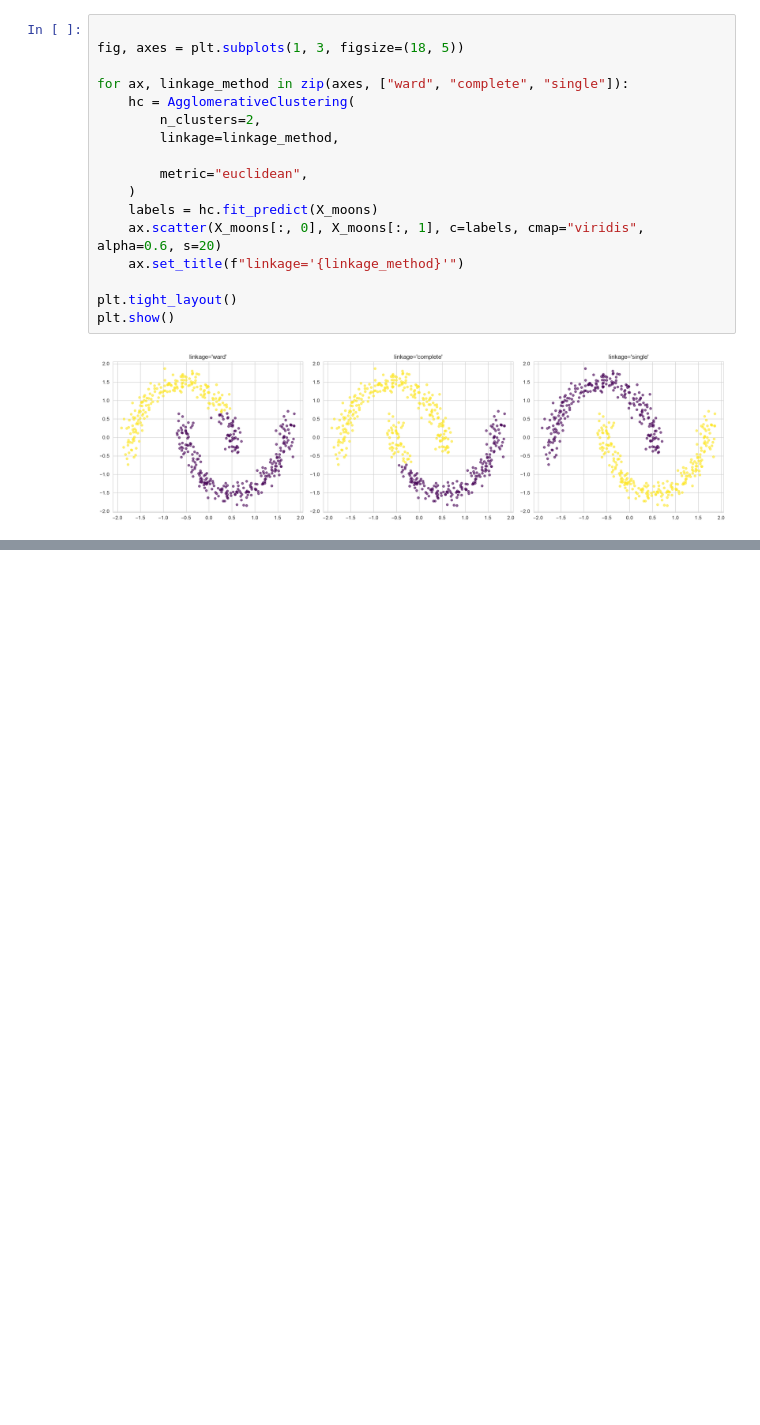
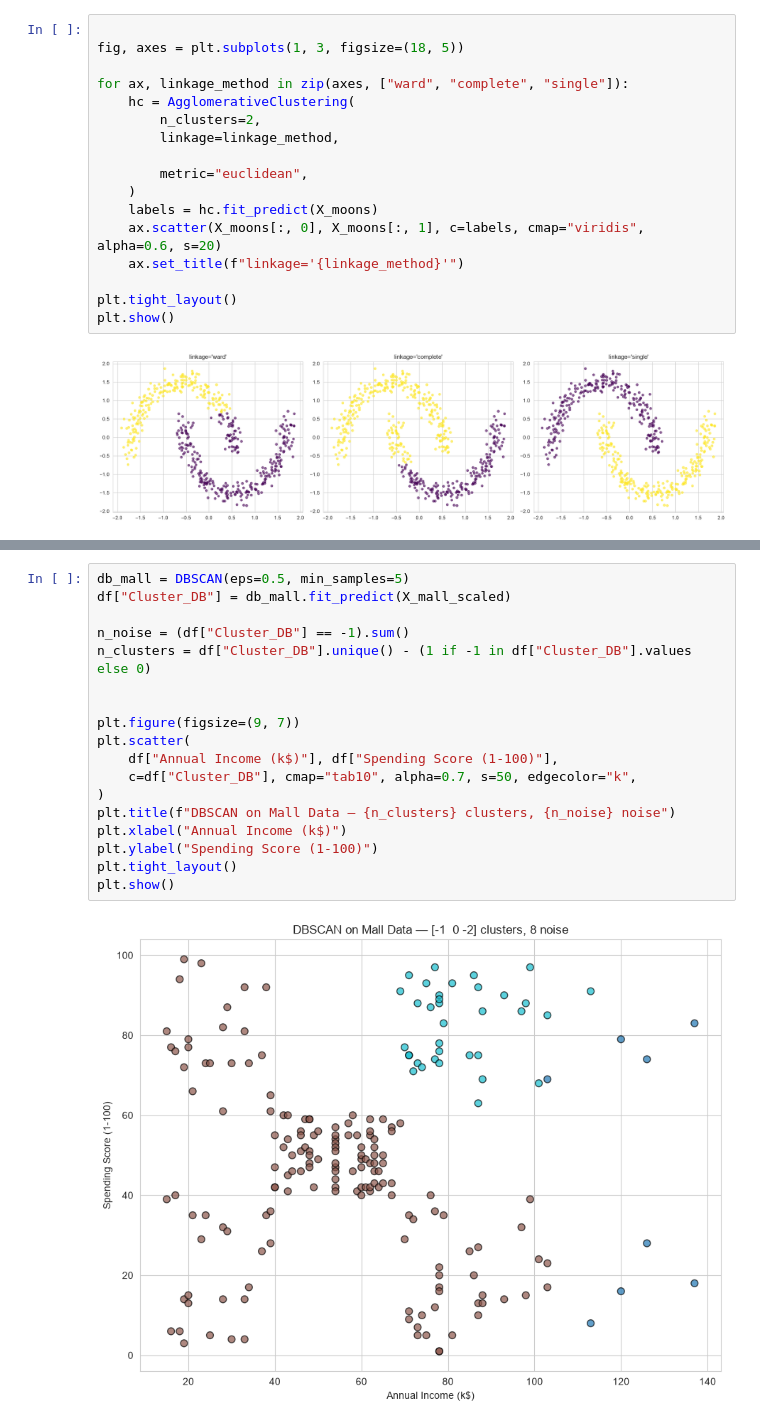
Before and after one commit to elnaz002/ai-learning-journey, a Jupyter notebook: 04-unsupervised-learning/mini-project/01-kmeans-hierarchical-dbscan.ipynb, the cells around one changed output, grey strips where cells are left out. Drawn from its saved outputs; the diff is of its cells as text; blank space fills up the shorter version.

```diff
--- a/04-unsupervised-learning/mini-project/01-kmeans-hierarchical-dbscan.ipynb
+++ b/04-unsupervised-learning/mini-project/01-kmeans-hierarchical-dbscan.ipynb
@@ -263,0 +386,20 @@ plt.show()
+# %%
+db_mall = DBSCAN(eps=0.5, min_samples=5)
+df["Cluster_DB"] = db_mall.fit_predict(X_mall_scaled)
+
+n_noise = (df["Cluster_DB"] == -1).sum()
+n_clusters = df["Cluster_DB"].unique() - (1 if -1 in df["Cluster_DB"].values else 0)
+
+
+plt.figure(figsize=(9, 7))
+plt.scatter(
+    df["Annual Income (k$)"], df["Spending Score (1-100)"],
+    c=df["Cluster_DB"], cmap="tab10", alpha=0.7, s=50, edgecolor="k",
+)
+plt.title(f"DBSCAN on Mall Data — {n_clusters} clusters, {n_noise} noise")
+plt.xlabel("Annual Income (k$)")
+plt.ylabel("Spending Score (1-100)")
+plt.tight_layout()
+plt.show()
+# %% [output]
+[figure, added]
```
Also changed, not shown: parts of 7 cells of this notebook, 2 other files.
